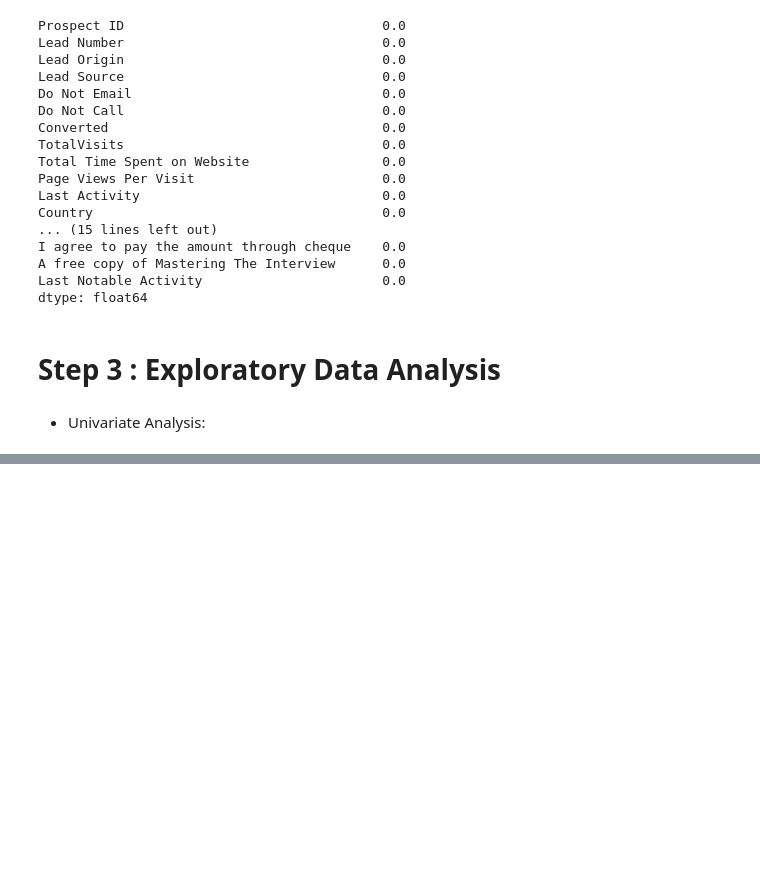
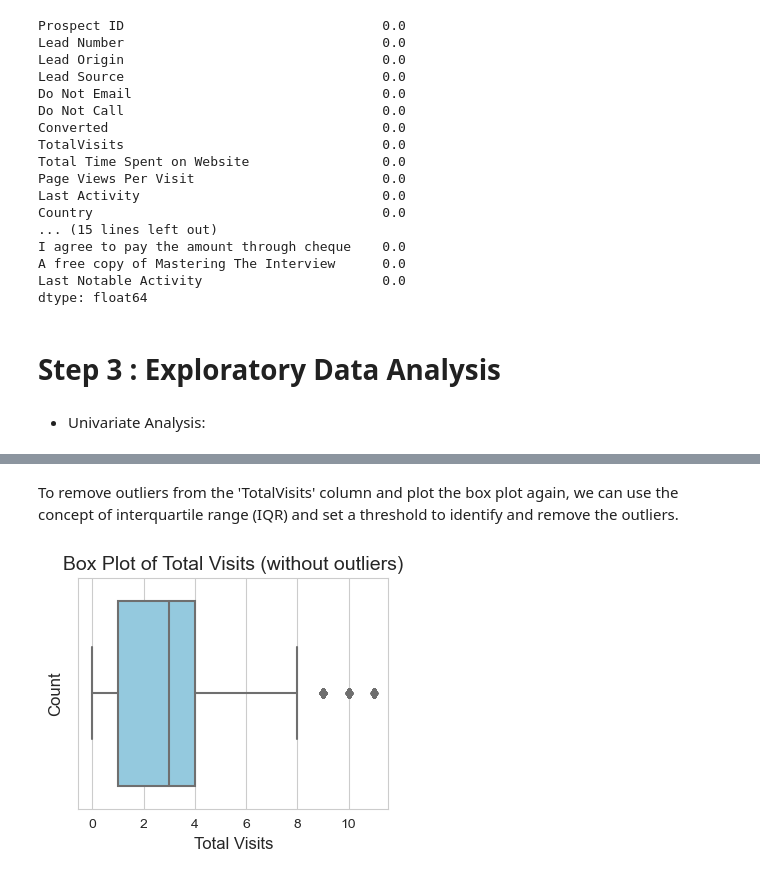
Before and after one commit to kunalworldwide/Lead-Scoring-Case-study, a Jupyter notebook: Lead-scoring-assignments.ipynb, the cells around one changed output, grey strips where cells are left out. Drawn from its saved outputs; the diff is of its cells as text; code cells hidden in the pictures; blank space fills up the shorter version.

```diff
--- a/Lead-scoring-assignments.ipynb
+++ b/Lead-scoring-assignments.ipynb
@@ -277,0 +295,26 @@ dtype: float64
+# %% [markdown]
+To remove outliers from the 'TotalVisits' column and plot the box plot again, we can use the concept of interquartile range (IQR) and set a threshold to identify and remove the outliers.
+# %%
+
+# Calculate the IQR
+Q1 = df['TotalVisits'].quantile(0.25)
+Q3 = df['TotalVisits'].quantile(0.75)
+IQR = Q3 - Q1
+
+# Set the threshold to identify outliers
+threshold = 1.5 * IQR
+
+# Filter out the outliers
+df_no_outliers = df[(df['TotalVisits'] >= Q1 - threshold) & (df['TotalVisits'] <= Q3 + threshold)]
+
+# Plot the box plot without outliers
+sns.set_style("whitegrid")
+plt.figure(figsize=(4, 3))
+sns.boxplot(x=df_no_outliers['TotalVisits'], color='skyblue')
+plt.xlabel('Total Visits', fontsize=12)
+plt.ylabel('Count', fontsize=12)
+plt.title('Box Plot of Total Visits (without outliers)', fontsize=14)
+
+plt.show()
+# %% [output]
+[figure, added]
```
Also changed, not shown: parts of 17 cells of this notebook.
